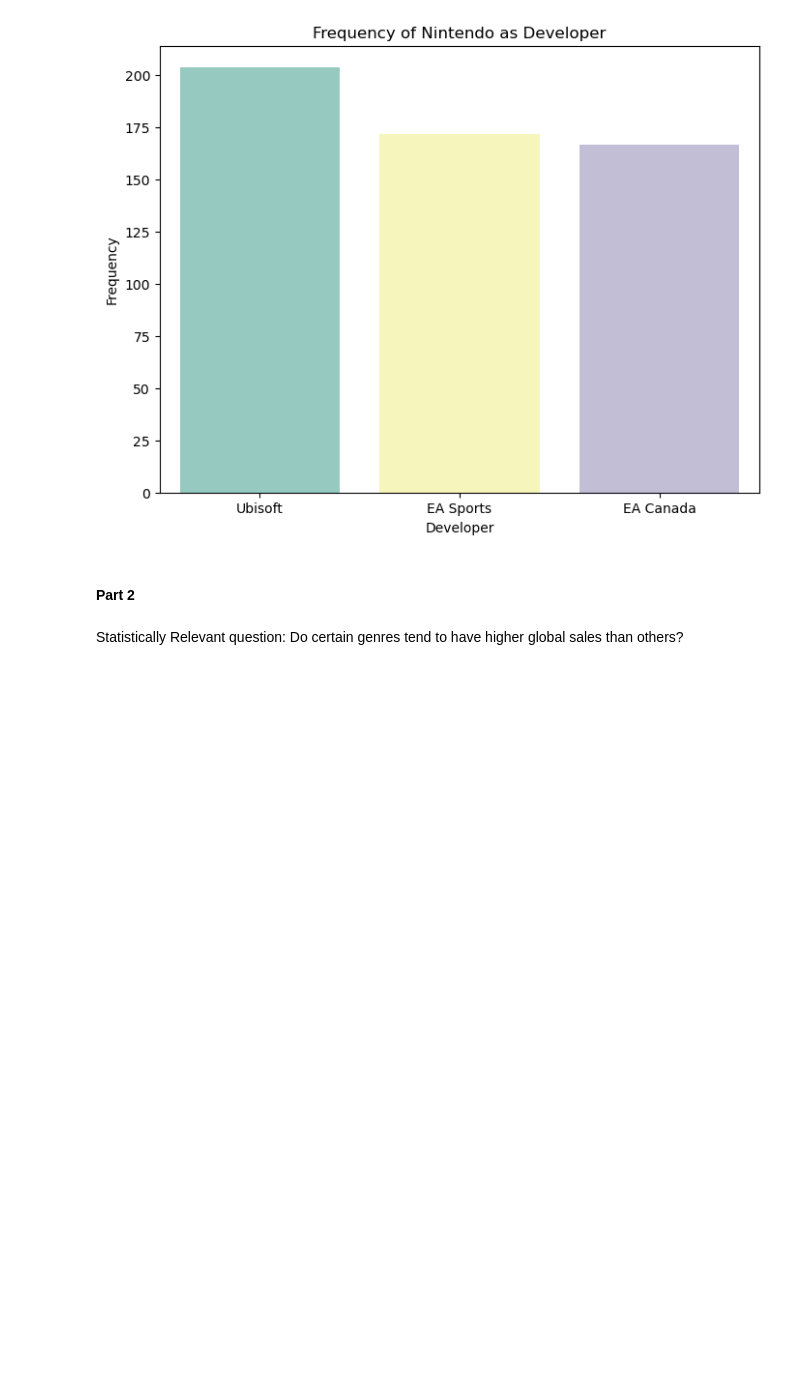
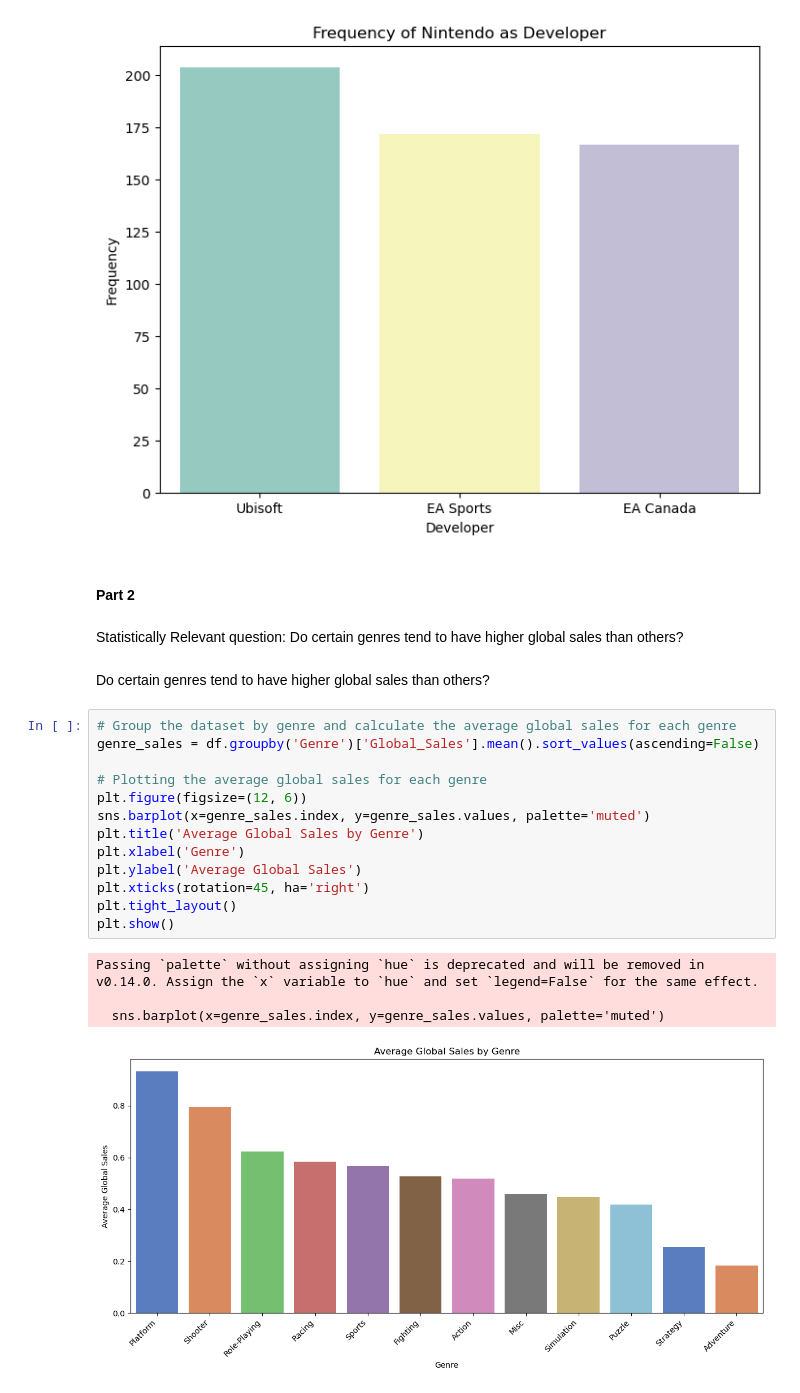
Before and after one commit to Gust4vo97/DataViz_CA_GustavoLopes.v2, a Jupyter notebook: DataViz_CA_GustavoLopes.v1.ipynb, the cells around one changed output. Drawn from its saved outputs; the diff is of its cells as text; blank space fills up the shorter version.

```diff
--- a/DataViz_CA_GustavoLopes.v1.ipynb
+++ b/DataViz_CA_GustavoLopes.v1.ipynb
@@ -227,3 +227,23 @@ Passing `palette` without assigning `hue` is deprecated and will be removed in v
 #### Part 2
 # %% [markdown]
 Statistically Relevant question: Do certain genres tend to have higher global sales than others?
+# %% [markdown]
+Do certain genres tend to have higher global sales than others?
+# %%
+# Group the dataset by genre and calculate the average global sales for each genre
+genre_sales = df.groupby('Genre')['Global_Sales'].mean().sort_values(ascending=False)
+
+# Plotting the average global sales for each genre
+plt.figure(figsize=(12, 6))
+sns.barplot(x=genre_sales.index, y=genre_sales.values, palette='muted')
+plt.title('Average Global Sales by Genre')
+plt.xlabel('Genre')
+plt.ylabel('Average Global Sales')
+plt.xticks(rotation=45, ha='right')
+plt.tight_layout()
+plt.show()
+# %% [output]
+Passing `palette` without assigning `hue` is deprecated and will be removed in v0.14.0. Assign the `x` variable to `hue` and set `legend=False` for the same effect.
+
+  sns.barplot(x=genre_sales.index, y=genre_sales.values, palette='muted')
+[figure, added]
```
